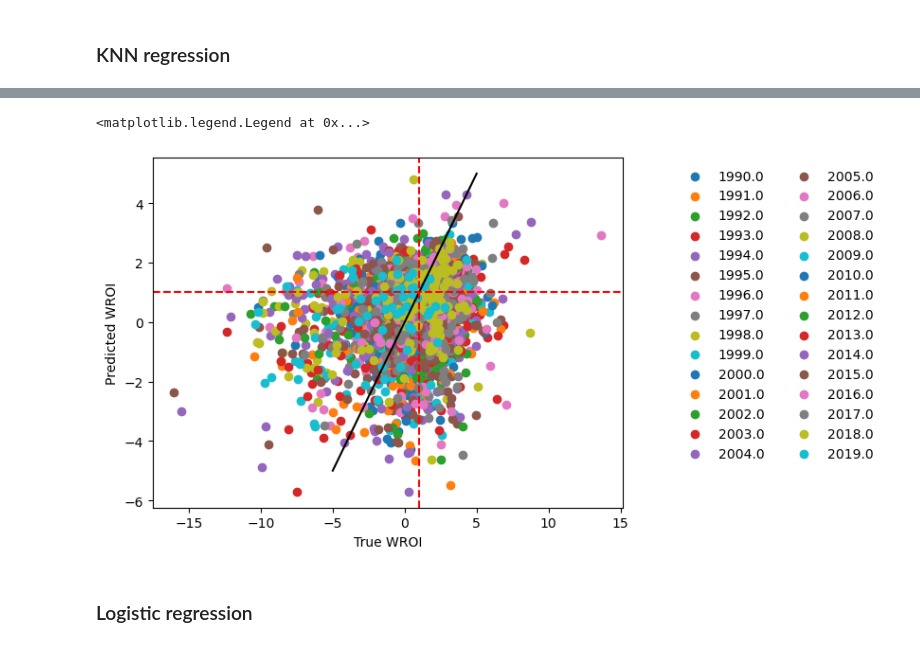
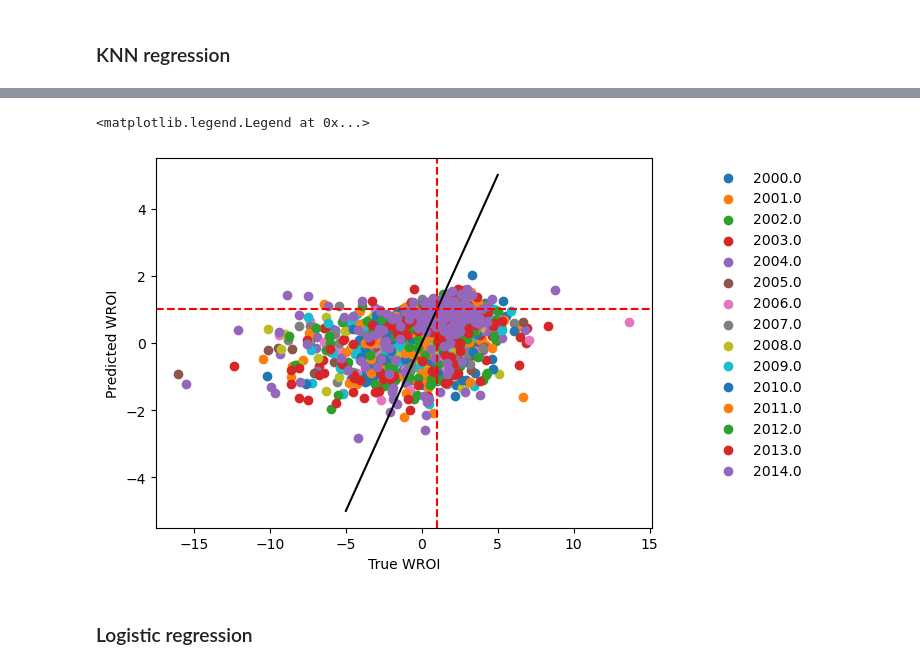
Before and after one commit to Divyantha369/spring-2025-greenlight, a Jupyter notebook: build_regression_models.ipynb, the cells around one changed output, grey strips where cells are left out. Drawn from its saved outputs; the diff is of its cells as text; code cells hidden in the pictures.

```diff
--- a/build_regression_models.ipynb
+++ b/build_regression_models.ipynb
@@ -17,6 +17,6 @@ from sklearn.metrics import mean_squared_error
 d = './raw_data/'
 # %%
 # Import data
-with open('processed_data/analysis_build.pkl', 'rb') as filename:
+with open('processed_data/train_build.pkl', 'rb') as filename:
     processed_data = pickle.load(filename)
 # %%
@@ -36,6 +36,6 @@ outputs = ['wroi']
 # %%
 # Inspect distribution of observables
-select_vars = outputs + predictors
+select_vars = predictors
 
 fig, axs = plt.subplots(len(select_vars) // 4, 4, figsize=(3*4, 3*len(select_vars) // 4), sharex=False, sharey=False)
 input_data = processed_data[select_vars + ['year']].groupby(['year'], as_index = False).mean()
@@ -57,13 +57,13 @@ fig.subplots_adjust(wspace=.4, hspace=.35)
 # %%
 # Inspect distribution of observables
-select_vars = outputs + predictors
+select_vars = predictors
 
 fig, axs = plt.subplots(len(select_vars) // 4, 4, figsize=(3*4, 3*len(select_vars) // 4), sharex=False, sharey=False)
-input_data = processed_data[select_vars + ['year']]
+input_data = processed_data[select_vars + ['year'] + outputs]
 
 for i, ax in enumerate(axs.flat):
     if i < len(select_vars):
-        ax.scatter(input_data[select_vars[i]], np.log(input_data[outputs]));
+        ax.scatter(input_data[select_vars[i]], input_data[outputs]);
         ax.minorticks_off()
         ax.yaxis.set_tick_params(labelbottom=True)
         ax.xaxis.set_tick_params(labelbottom=True)
@@ -192,29 +191,56 @@ dtype: float64
 # %% [markdown]
 ### KNN regression
 # %%
-years = np.unique(processed_data.year)
+ks = np.arange(1, 50)
+store_ks = []
 
 for year in years[:-1]:
     # Split data by time
     train_data = processed_data.loc[(processed_data.year <= year)]
-    test_data = processed_data.loc[processed_data.year == year + 1]
+    val_data = processed_data.loc[processed_data.year == year + 1]
     # Scale data
     scaler = StandardScaler()
     train_predictors_scaled = scaler.fit_transform(train_data[predictors].to_numpy())
-    test_predictors_scaled = scaler.transform(test_data[predictors].to_numpy())
+    val_predictors_scaled = scaler.transform(val_data[predictors].to_numpy())
     # Run regression
-    neigh = KNeighborsRegressor(n_neighbors=5).fit(train_predictors_scaled, np.log2(train_data[outputs]))
-    # Compute score
-    test_prediction = neigh.predict(test_predictors_scaled)
-    rmse = np.sqrt(mean_squared_error(np.log2(test_data[outputs]), test_prediction))
-    print("Year:", year, "RMSE:", rmse, "Score:", neigh.score(test_predictors_scaled, np.log2(test_data[outputs])))
-    # Visualize performance
-    plt.scatter(np.log2(test_data[outputs]), neigh.predict(test_predictors_scaled), label = str(year))
+    coefs = np.zeros((len(ks), 4))
+    for i in range(len(ks)):
+        ## make lasso model
+        neigh = KNeighborsRegressor(n_neighbors=ks[i]).fit(train_predictors_scaled, np.log2(train_data[outputs]))
+        ## record coefs
+        # Compute score
+        val_prediction = neigh.predict(val_predictors_scaled)
+        rmse = np.sqrt(mean_squared_error(np.log2(val_data[outputs]), val_prediction))
+        score = neigh.score(val_predictors_scaled, np.log2(val_data[outputs]))
+        coefs[i,3] = rmse
+        coefs[i,2] = score
+        coefs[i,1] = year
+        coefs[i,0] = ks[i]
 
+        # Visualize performance
+        if i == len(ks) - 1:
+            print("Year:", year, "RMSE:", rmse, "Score:", score)
+    #  Store data
+    store_ks.append(coefs)
+
+# Model selection
+## use dataframe to look at coefs
+df = pd.DataFrame(data=np.vstack(store_ks),
+                  columns=['k', 'year','score', 'rmse']).groupby('k', as_index = True).mean()
+opt_k = df.k.values[np.argmin(df.rmse.values)]
+
+scaler = StandardScaler()
+test_predictors_scaled = scaler.fit_transform(train_data[predictors].to_numpy())
+
+neigh = KNeighborsRegressor(n_neighbors=opt_k).fit(train_predictors_scaled, np.log2(train_data[outputs]))
+# Compute score
+val_prediction = neigh.predict(val_predictors_scaled)
+
+plt.scatter(np.log2(val_data[outputs]), val_prediction, label = str(year))
 plt.plot(np.linspace(-5, 5, 20), np.linspace(-5, 5, 20), color = 'black')
 plt.xlabel("True WROI")
 plt.ylabel("Predicted WROI")
 plt.axhline(y = 1.0, linestyle = '--', color = 'red')
 plt.axvline(x = 1.0, linestyle = '--', color = 'red')
-plt.legend(bbox_to_anchor=(1.1, 1), fontsize=10, framealpha=0, ncol = 2)
+plt.legend(bbox_to_anchor=(1.1, 1), fontsize=10, framealpha=0, ncol = 1)
 # %% [output]
@@ -238,5 +262,5 @@ Year: 2019.0 RMSE: 3.5024135866313144 Score: -0.26716273634393484
 <matplotlib.legend.Legend at 0x...>
-[figure, old version]
+[figure, new version]
 # %% [markdown]
 ### Logistic regression
 # %%
```
Also changed, not shown: parts of 8 cells of this notebook, 3 other files.
